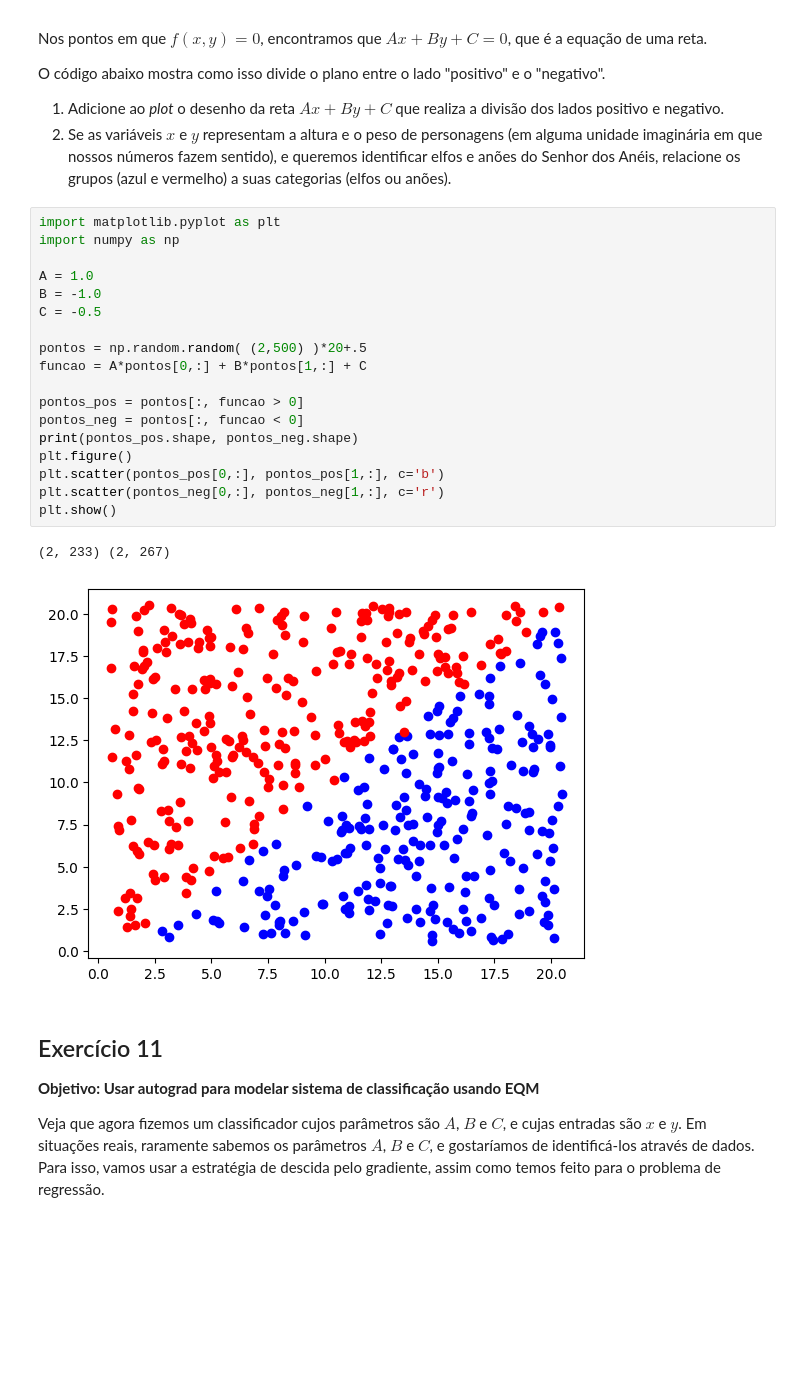
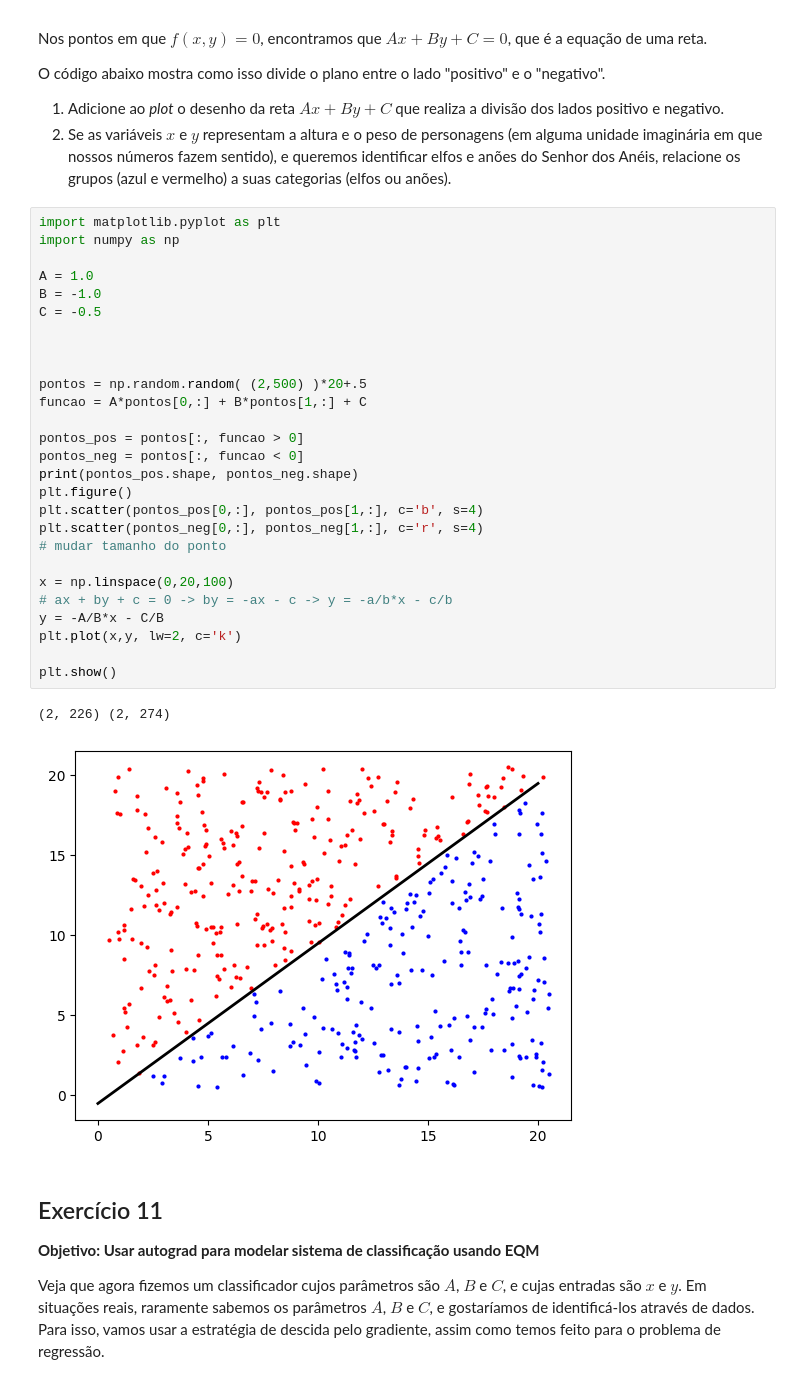
Before and after one commit to tiagoft/alglin-alunos, a Jupyter notebook: 06-regressao_classificacao.ipynb, the cells around one changed output. Cells and saved outputs as stored; diff of their text form; blank space fills up the shorter version.

```diff
--- a/06-regressao_classificacao.ipynb
+++ b/06-regressao_classificacao.ipynb
@@ -452,24 +452,33 @@ O código abaixo mostra como isso divide o plano entre o lado "positivo" e o "ne
 # %%
 import matplotlib.pyplot as plt
 import numpy as np
 
 A = 1.0
 B = -1.0
 C = -0.5
 
+
+
 pontos = np.random.random( (2,500) )*20+.5
 funcao = A*pontos[0,:] + B*pontos[1,:] + C
 
 pontos_pos = pontos[:, funcao > 0]
 pontos_neg = pontos[:, funcao < 0]
 print(pontos_pos.shape, pontos_neg.shape)
 plt.figure()
-plt.scatter(pontos_pos[0,:], pontos_pos[1,:], c='b')
-plt.scatter(pontos_neg[0,:], pontos_neg[1,:], c='r')
+plt.scatter(pontos_pos[0,:], pontos_pos[1,:], c='b', s=4)
+plt.scatter(pontos_neg[0,:], pontos_neg[1,:], c='r', s=4)
+# mudar tamanho do ponto
+
+x = np.linspace(0,20,100)
+# ax + by + c = 0 -> by = -ax - c -> y = -a/b*x - c/b
+y = -A/B*x - C/B
+plt.plot(x,y, lw=2, c='k')
+
 plt.show()
 # %% [output]
-(2, 233) (2, 267)
+(2, 226) (2, 274)
-[figure, old version]
+[figure, new version]
 # %% [markdown]
 ## Exercício 11
 **Objetivo: Usar autograd para modelar sistema de classificação usando EQM**
```
Also changed, not shown: parts of 2 cells of this notebook.
